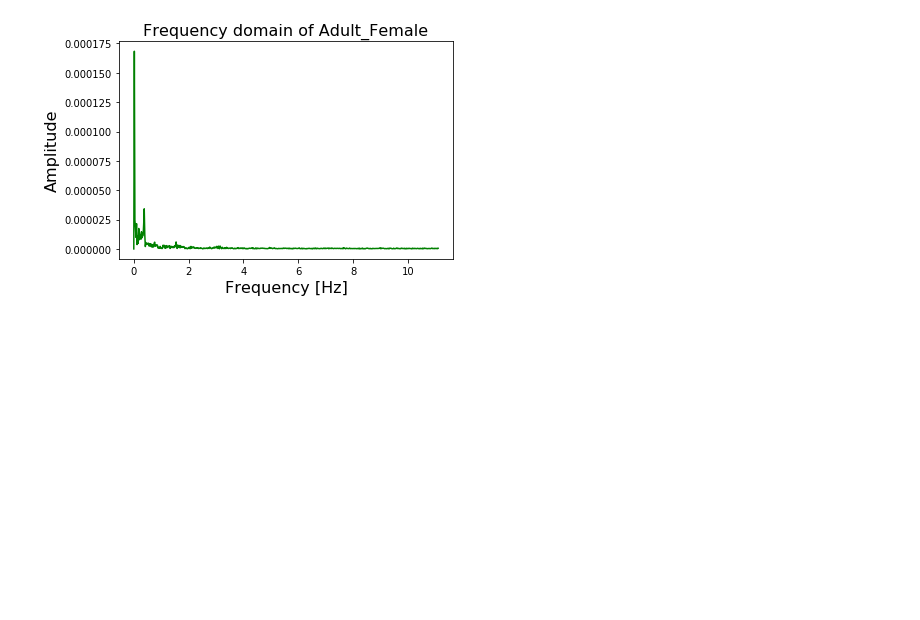
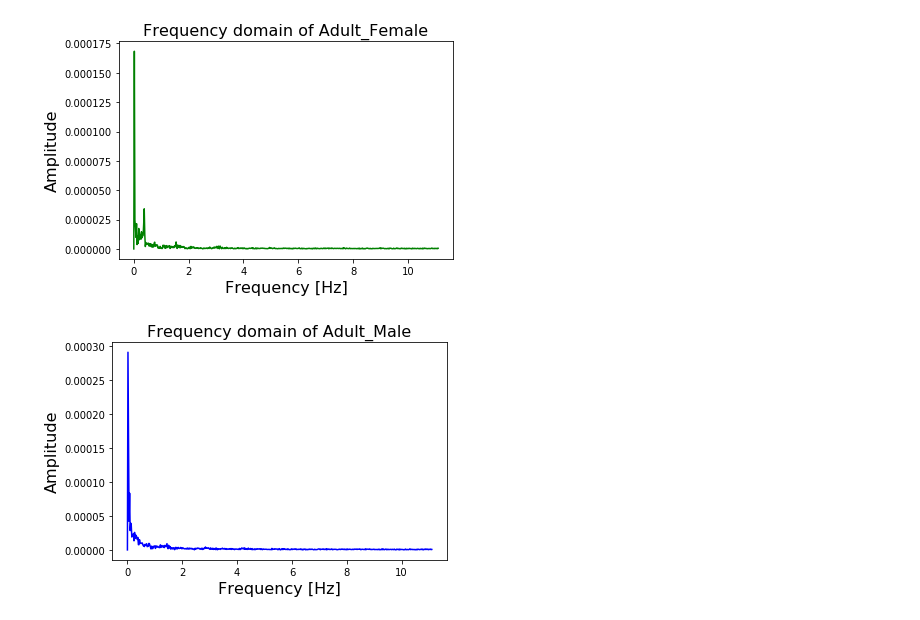
Before and after one commit to everAspiring/IOHB, a Jupyter notebook: FFT.ipynb, the cells around one changed output. Cells and saved outputs as stored; diff of their text form; code cells hidden in the pictures; blank space fills up the shorter version.

```diff
--- a/FFT.ipynb
+++ b/FFT.ipynb
@@ -152,3 +152,18 @@ plt.title("Frequency domain of Adult_Female", fontsize=16)
 plt.show()
 # %% [output]
 [figure]
+# %%
+t_n = 50
+N = 1110
+T = t_n / N
+f_s = 1/T
+
+f_values, fft_values = get_fft_values(signalMale, T, N, f_s)
+
+plt.plot(f_values, fft_values, linestyle='-', color='blue')
+plt.xlabel('Frequency [Hz]', fontsize=16)
+plt.ylabel('Amplitude', fontsize=16)
+plt.title("Frequency domain of Adult_Male", fontsize=16)
+plt.show()
+# %% [output]
+[figure, added]
```
Also changed, not shown: parts of 3 cells of this notebook.
